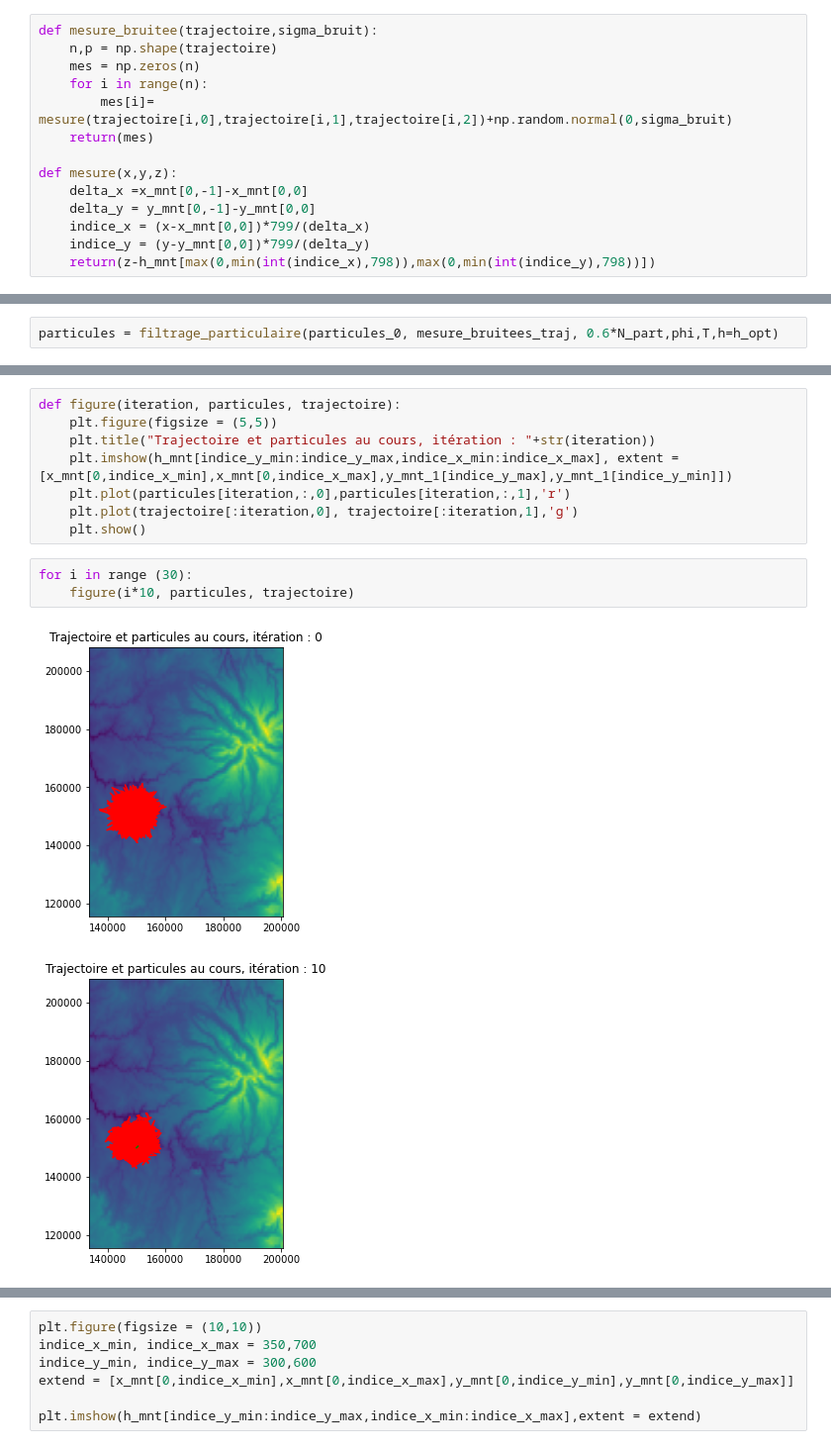
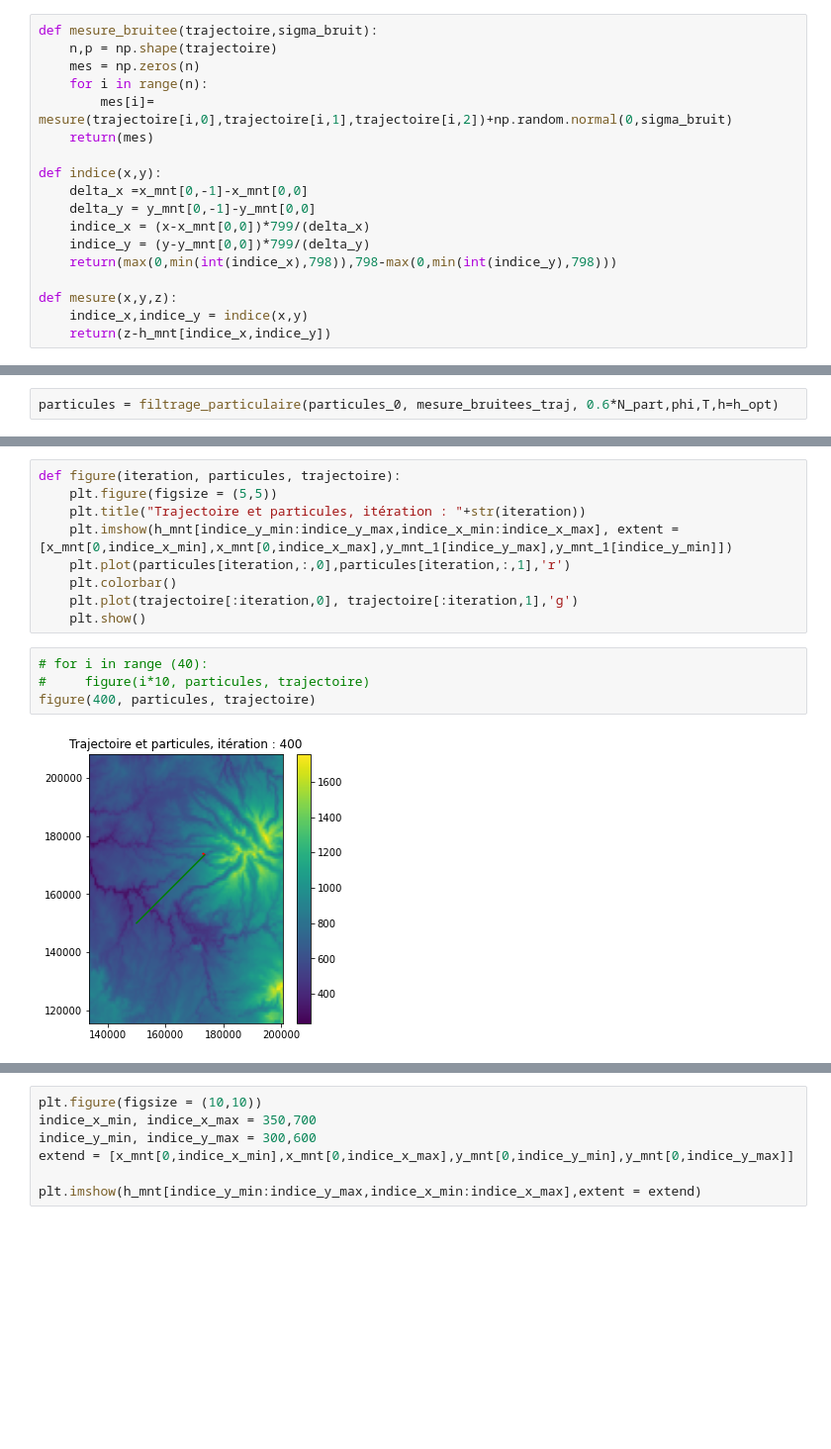
Before and after one commit to PaulAntoineLeveilley/filtrage-bay-sien, a Jupyter notebook: TP4/filtrage particulaire.ipynb, the cells around one changed output, grey strips where cells are left out. Shown at 99% size. Saved outputs shown, nothing was run; the diff lists cells and outputs as text; blank space fills up the shorter version.

```diff
--- a/TP4/filtrage particulaire.ipynb
+++ b/TP4/filtrage particulaire.ipynb
@@ -129,9 +137,13 @@ def mesure_bruitee(trajectoire,sigma_bruit):
         mes[i]= mesure(trajectoire[i,0],trajectoire[i,1],trajectoire[i,2])+np.random.normal(0,sigma_bruit)
     return(mes)
 
-def mesure(x,y,z):
+def indice(x,y):
     delta_x =x_mnt[0,-1]-x_mnt[0,0]
     delta_y = y_mnt[0,-1]-y_mnt[0,0]
     indice_x = (x-x_mnt[0,0])*799/(delta_x)
     indice_y = (y-y_mnt[0,0])*799/(delta_y)
-    return(z-h_mnt[max(0,min(int(indice_x),798)),max(0,min(int(indice_y),798))])
+    return(max(0,min(int(indice_x),798)),798-max(0,min(int(indice_y),798)))
+
+def mesure(x,y,z):
+    indice_x,indice_y = indice(x,y)
+    return(z-h_mnt[indice_x,indice_y])
@@ -208,14 +224,15 @@ ValueError: Cannot load file containing pickled data when allow_pickle=False
 # %%
 def figure(iteration, particules, trajectoire):
     plt.figure(figsize = (5,5))
-    plt.title("Trajectoire et particules au cours, itération : "+str(iteration))
+    plt.title("Trajectoire et particules, itération : "+str(iteration))
     plt.imshow(h_mnt[indice_y_min:indice_y_max,indice_x_min:indice_x_max], extent = [x_mnt[0,indice_x_min],x_mnt[0,indice_x_max],y_mnt_1[indice_y_max],y_mnt_1[indice_y_min]])
     plt.plot(particules[iteration,:,0],particules[iteration,:,1],'r')
+    plt.colorbar()
     plt.plot(trajectoire[:iteration,0], trajectoire[:iteration,1],'g')
     plt.show()
 # %%
-for i in range (30):
-    figure(i*10, particules, trajectoire)
+# for i in range (40):
+#     figure(i*10, particules, trajectoire)
+figure(400, particules, trajectoire)
 # %% [output]
-[figure, old version]
+[figure, new version]
-[figure, removed]
```
Also changed, not shown: parts of 8 cells of this notebook, 2 other files.
